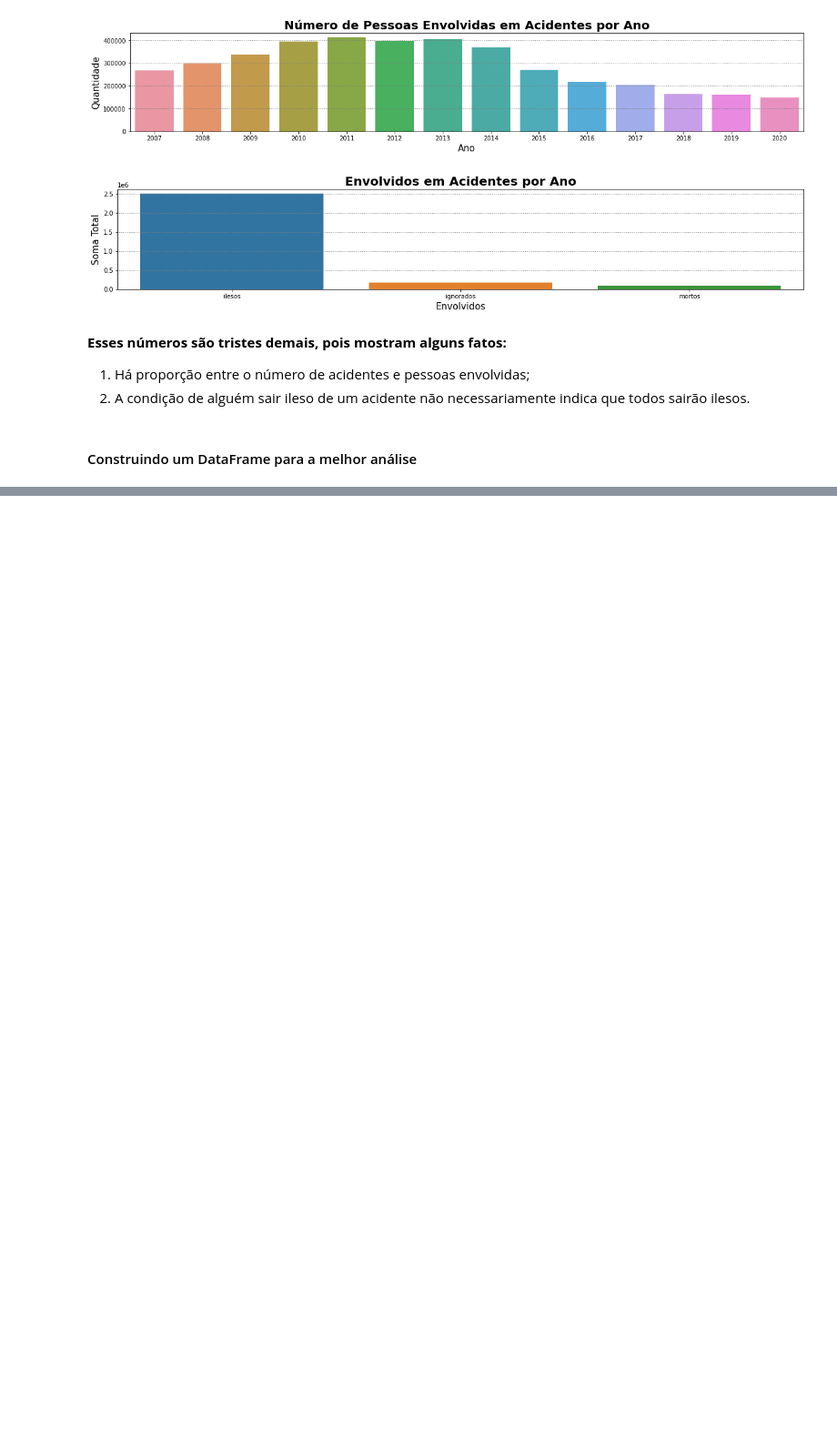
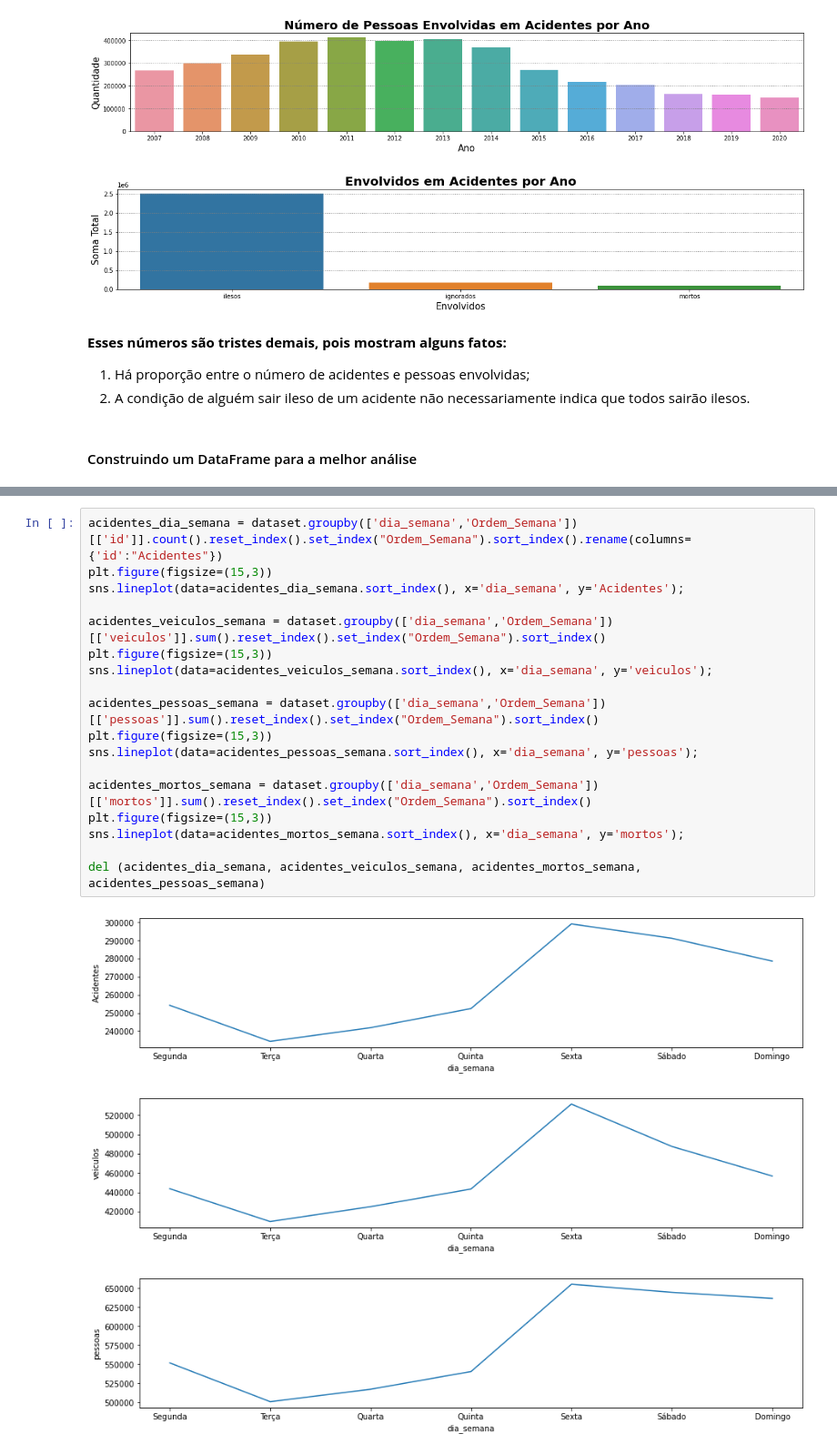
Before and after one commit to FelipeGBarreto/Projects, a Jupyter notebook: Acidentes_Rodovias_Federais.ipynb, the cells around one changed output, grey strips where cells are left out. Shown at 91% size. Drawn from its saved outputs; the diff is of its cells as text; blank space fills up the shorter version.

```diff
--- a/Acidentes_Rodovias_Federais.ipynb
+++ b/Acidentes_Rodovias_Federais.ipynb
@@ -342,0 +364,22 @@ acidentes
+# %%
+acidentes_dia_semana = dataset.groupby(['dia_semana','Ordem_Semana'])[['id']].count().reset_index().set_index("Ordem_Semana").sort_index().rename(columns={'id':"Acidentes"})
+plt.figure(figsize=(15,3))
+sns.lineplot(data=acidentes_dia_semana.sort_index(), x='dia_semana', y='Acidentes');
+
+acidentes_veiculos_semana = dataset.groupby(['dia_semana','Ordem_Semana'])[['veiculos']].sum().reset_index().set_index("Ordem_Semana").sort_index()
+plt.figure(figsize=(15,3))
+sns.lineplot(data=acidentes_veiculos_semana.sort_index(), x='dia_semana', y='veiculos');
+
+acidentes_pessoas_semana = dataset.groupby(['dia_semana','Ordem_Semana'])[['pessoas']].sum().reset_index().set_index("Ordem_Semana").sort_index()
+plt.figure(figsize=(15,3))
+sns.lineplot(data=acidentes_pessoas_semana.sort_index(), x='dia_semana', y='pessoas');
+
+acidentes_mortos_semana = dataset.groupby(['dia_semana','Ordem_Semana'])[['mortos']].sum().reset_index().set_index("Ordem_Semana").sort_index()
+plt.figure(figsize=(15,3))
+sns.lineplot(data=acidentes_mortos_semana.sort_index(), x='dia_semana', y='mortos');
+
+del (acidentes_dia_semana, acidentes_veiculos_semana, acidentes_mortos_semana, acidentes_pessoas_semana)
+# %% [output]
+[figure, added]
+[figure, added]
+[figure, added]
```
Also changed, not shown: parts of 11 cells of this notebook.
